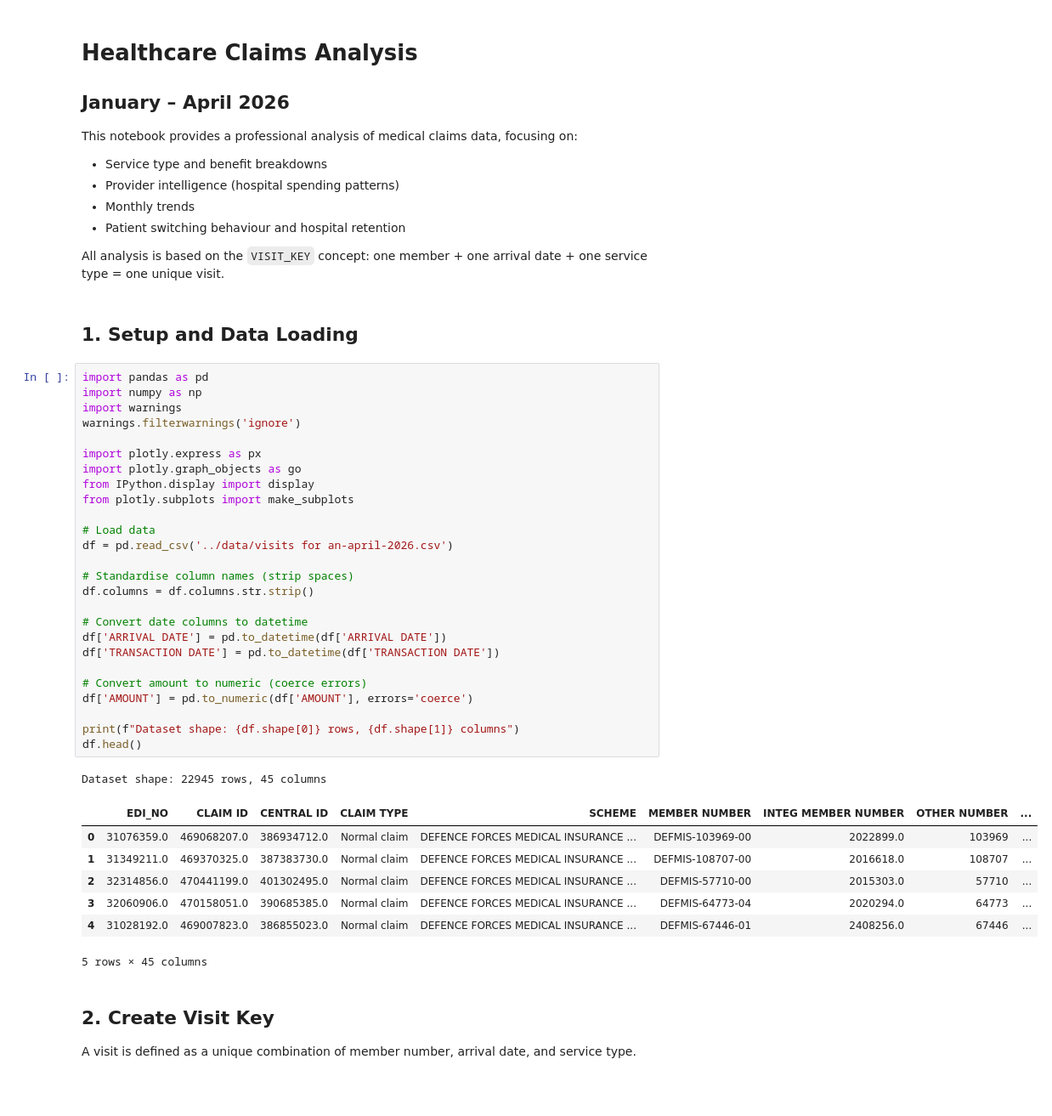
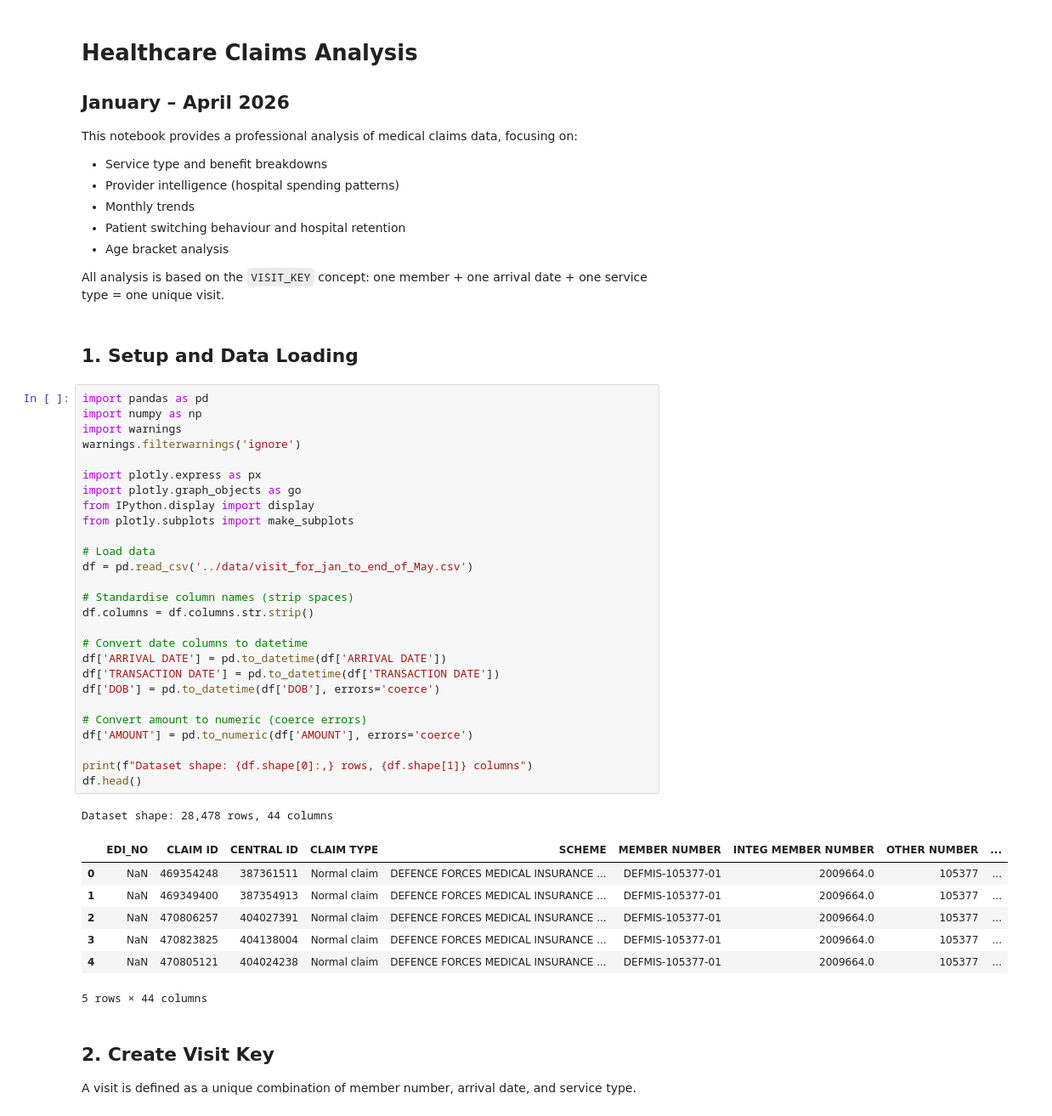
Before and after one commit to Dahir-ke/DEF, a Jupyter notebook: notebooks/NOTEBK.ipynb, the cells around one changed output. Shown at 85% size. Drawn from its saved outputs; the diff is of its cells as text; blank space fills up the shorter version.

```diff
--- a/notebooks/analysis.ipynb
+++ b/notebooks/NOTEBK.ipynb
@@ -7,6 +7,7 @@ This notebook provides a professional analysis of medical claims data, focusing
 - Provider intelligence (hospital spending patterns)
 - Monthly trends
 - Patient switching behaviour and hospital retention
+- Age bracket analysis
 
 All analysis is based on the `VISIT_KEY` concept: one member + one arrival date + one service type = one unique visit.
 # %% [markdown]
@@ -14,38 +15,39 @@ All analysis is based on the `VISIT_KEY` concept: one member + one arrival date
 # %%
 import pandas as pd
 import numpy as np
 import warnings
 warnings.filterwarnings('ignore')
 
 import plotly.express as px
 import plotly.graph_objects as go
 from IPython.display import display
 from plotly.subplots import make_subplots
 
 # Load data
-df = pd.read_csv('../data/visits for an-april-2026.csv')
+df = pd.read_csv('../data/visit_for_jan_to_end_of_May.csv')
 
 # Standardise column names (strip spaces)
 df.columns = df.columns.str.strip()
 
 # Convert date columns to datetime
 df['ARRIVAL DATE'] = pd.to_datetime(df['ARRIVAL DATE'])
 df['TRANSACTION DATE'] = pd.to_datetime(df['TRANSACTION DATE'])
+df['DOB'] = pd.to_datetime(df['DOB'], errors='coerce')
 
 # Convert amount to numeric (coerce errors)
 df['AMOUNT'] = pd.to_numeric(df['AMOUNT'], errors='coerce')
 
-print(f"Dataset shape: {df.shape[0]} rows, {df.shape[1]} columns")
+print(f"Dataset shape: {df.shape[0]:,} rows, {df.shape[1]} columns")
 df.head()
 # %% [output]
-Dataset shape: 22945 rows, 45 columns
+Dataset shape: 28,478 rows, 44 columns
 |  | EDI_NO | CLAIM ID | CENTRAL ID | CLAIM TYPE | SCHEME | MEMBER NUMBER | INTEG MEMBER NUMBER | OTHER NUMBER | ... |
-| 0 | 31076359.0 | 469068207.0 | 386934712.0 | Normal claim | DEFENCE FORCES MEDICAL INSURANCE ... | DEFMIS-103969-00 | 2022899.0 | 103969 | ... |
-| 1 | 31349211.0 | 469370325.0 | 387383730.0 | Normal claim | DEFENCE FORCES MEDICAL INSURANCE ... | DEFMIS-108707-00 | 2016618.0 | 108707 | ... |
-| 2 | 32314856.0 | 470441199.0 | 401302495.0 | Normal claim | DEFENCE FORCES MEDICAL INSURANCE ... | DEFMIS-57710-00 | 2015303.0 | 57710 | ... |
-| 3 | 32060906.0 | 470158051.0 | 390685385.0 | Normal claim | DEFENCE FORCES MEDICAL INSURANCE ... | DEFMIS-64773-04 | 2020294.0 | 64773 | ... |
-| 4 | 31028192.0 | 469007823.0 | 386855023.0 | Normal claim | DEFENCE FORCES MEDICAL INSURANCE ... | DEFMIS-67446-01 | 2408256.0 | 67446 | ... |
+| 0 | NaN | 469354248 | 387361511 | Normal claim | DEFENCE FORCES MEDICAL INSURANCE ... | DEFMIS-105377-01 | 2009664.0 | 105377 | ... |
+| 1 | NaN | 469349400 | 387354913 | Normal claim | DEFENCE FORCES MEDICAL INSURANCE ... | DEFMIS-105377-01 | 2009664.0 | 105377 | ... |
+| 2 | NaN | 470806257 | 404027391 | Normal claim | DEFENCE FORCES MEDICAL INSURANCE ... | DEFMIS-105377-01 | 2009664.0 | 105377 | ... |
+| 3 | NaN | 470823825 | 404138004 | Normal claim | DEFENCE FORCES MEDICAL INSURANCE ... | DEFMIS-105377-01 | 2009664.0 | 105377 | ... |
+| 4 | NaN | 470805121 | 404024238 | Normal claim | DEFENCE FORCES MEDICAL INSURANCE ... | DEFMIS-105377-01 | 2009664.0 | 105377 | ... |
-5 rows × 45 columns
+5 rows × 44 columns
 # %% [markdown]
 ## 2. Create Visit Key
 
```
Also changed, not shown: parts of 25 cells of this notebook, 3 other files.
